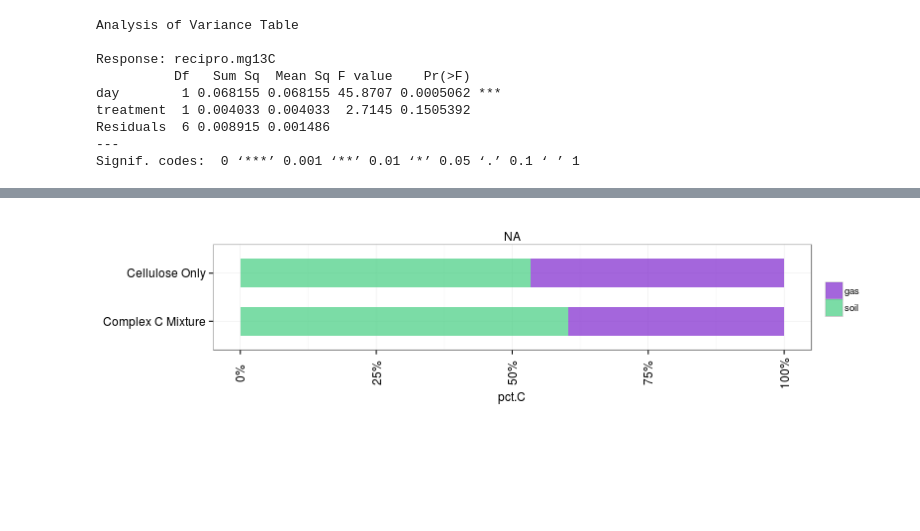
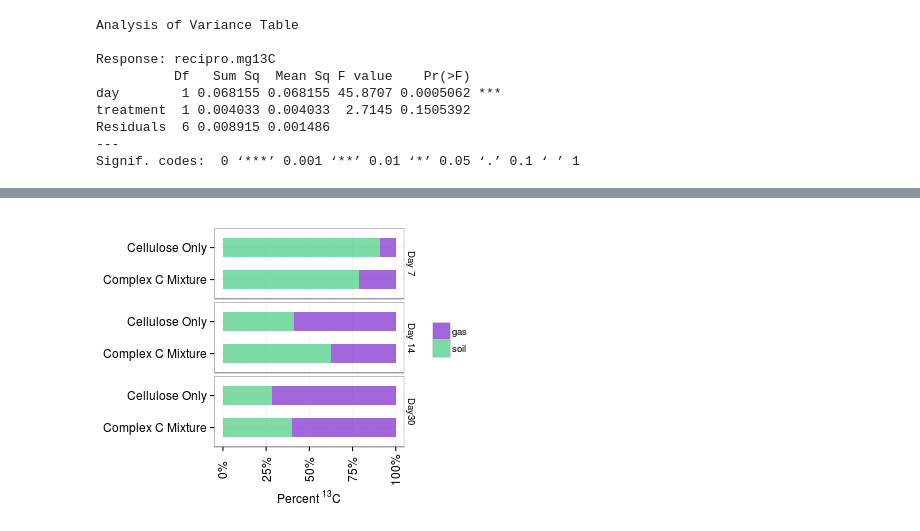
Before and after one commit to acampbellina/single_substrate, a Jupyter notebook: soil_Ccontent.ipynb, the cells around one changed output, grey strips where cells are left out. Saved outputs shown, nothing was run; the diff lists cells and outputs as text; code cells hidden in the pictures; blank space fills up the shorter version.

Commit message:
percent 13C fig

```diff
--- a/soil_Ccontent.ipynb
+++ b/soil_Ccontent.ipynb
@@ -215,29 +244,21 @@ dat3
 # %%
-%%R -h 200 -w 800
-dat3 = dat3
-levels(dat3$treatment)[levels(dat3$treatment)=="SS"] <- "Cellulose Only"
-levels(dat3$treatment)[levels(dat3$treatment)=="PS"] <- "Complex C Mixture"
+%%R -h 300 -w 400
 
-dat3 = transform(dat3,
-    day = factor(day, levels=c(7,14,30),
-        labels=c("Day 7", "Day 14", "Day30")))
 #colours = c("coral1", "dodgerblue1")
-#library(scales)
+library(scales)
 p2 = ggplot(dat3, aes(x = treatment, y = pct.C, fill = site))
 p2 = p2 + geom_bar(stat = "identity", position = "fill", width = 0.6, alpha = 0.70)
-p2 = p2 + facet_grid(~day, space="free_y")
+p2 = p2 + facet_grid(day~., space="free_y")
 p2 = p2 + scale_y_continuous(labels = percent_format())
 p2 = p2 + coord_flip()
 p2 = p2 + theme_bw()
-p2 = p2 + labs(x = NULL, fill = NULL)
-#p2 = p2 + ylab(expression("Percent "^{13}C))
+p2 = p2 + labs(x = NULL, y = expression(paste("Percent ",{}^13,"C",sep="")), fill = NULL)
 p2 = p2 + theme(axis.text.x = element_text(size = 12, angle = 90, vjust = 0.5))
 p2 = p2 + theme(axis.text.y = element_text(size = 12))
-#p2 = p2 + scale_fill_brewer(palette = "Set7")
 p2 = p2 + scale_fill_manual(values = c("purple3", "seagreen3"))
 p2 = p2 + theme(strip.text.x = element_text(size=12))
 p2 = p2 + theme(strip.background = element_rect(fill = "white", colour = "white"))
 
 p2
 # %% [output]
-[figure, old version]
+[figure, new version]
```
Also changed, not shown: parts of 5 cells of this notebook.
